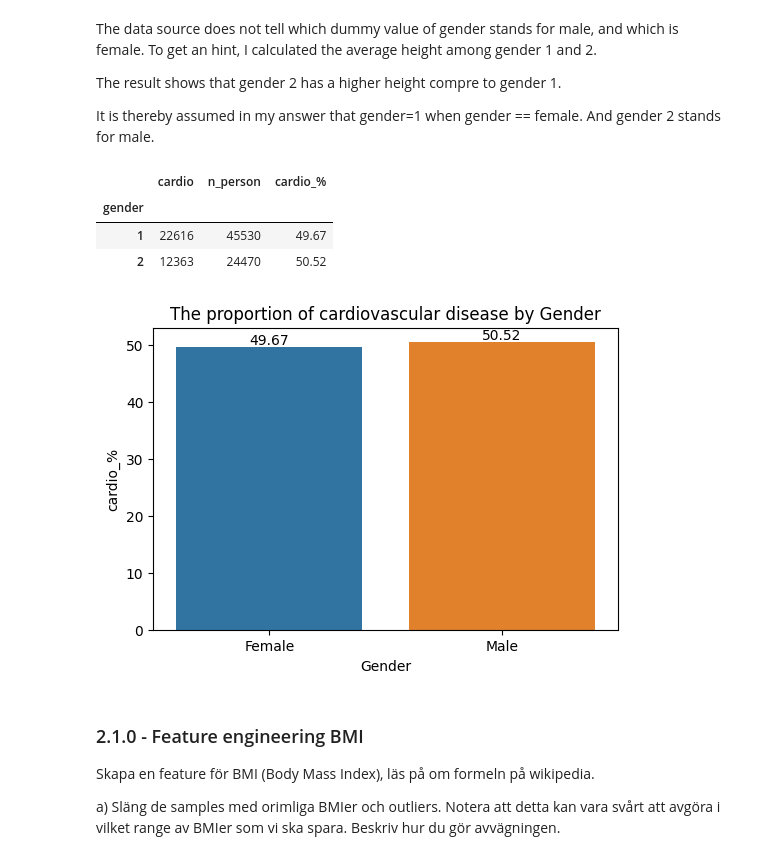
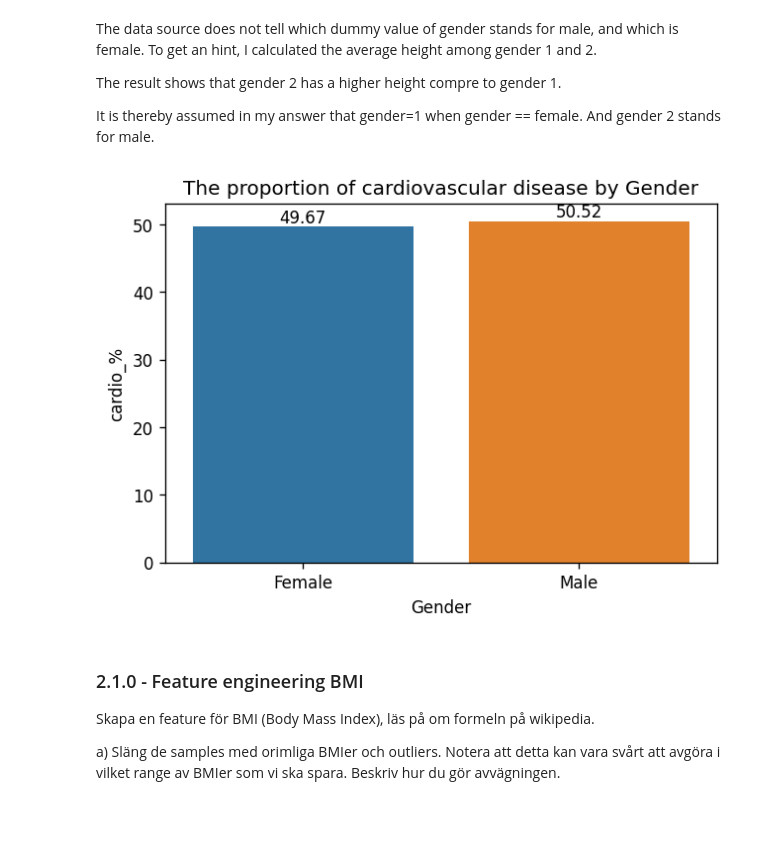
Before and after one commit to yuna-liu/Maskininlarning-Yuna-Liu, a Jupyter notebook: Lab1/DiseasePrediction.ipynb, the cells around one changed output. Saved outputs shown, nothing was run; the diff lists cells and outputs as text; code cells hidden in the pictures; blank space fills up the shorter version.

```diff
--- a/Lab1/DiseasePrediction.ipynb
+++ b/Lab1/DiseasePrediction.ipynb
@@ -222,24 +223,16 @@ The data source does not tell which dummy value of gender stands for male, and w
 The result shows that gender 2 has a higher height compre to gender 1.
 
 It is thereby assumed in my answer that gender=1 when gender == female. And gender 2 stands for male.
-# %%
-cardio_gender = df_cardio_train[['gender', 'cardio']].groupby('gender').sum()
-cardio_gender['n_person']=df_cardio_train[['gender', 'cardio']].groupby('gender').count()
-cardio_gender['cardio_%']=(cardio_gender['cardio']/cardio_gender['n_person']*100).round(2)
-cardio_gender
-# %% [output]
-|  | cardio | n_person | cardio_% |
-| gender |  |  |  |
-| 1 | 22616 | 45530 | 49.67 |
-| 2 | 12363 | 24470 | 50.52 |
+# %%
+cardio_gender = cardioProp(df_cardio_train, 'gender')
 # %%
-fig, ax = plt.subplots(1,1, dpi=100)
+fig, ax = plt.subplots(1,1, dpi=120)
 sns.barplot(data=cardio_gender, x=['Female', 'Male'], y='cardio_%')
 ax.set(xlabel="Gender", title="The proportion of cardiovascular disease by Gender")
 ax.bar_label(ax.containers[0]);
 #https://matplotlib.org/stable/api/_as_gen/matplotlib.axes.Axes.bar_label.html
 # %% [output]
-[figure, old version]
+[figure, new version]
 # %% [markdown]
 ### 2.1.0 - Feature engineering BMI
 
```
Also changed, not shown: parts of 37 cells of this notebook, 4 other files.
